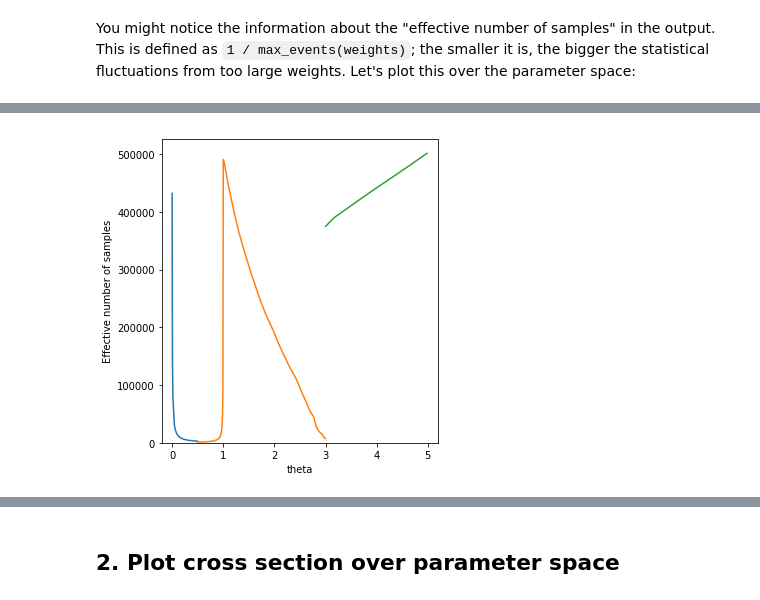
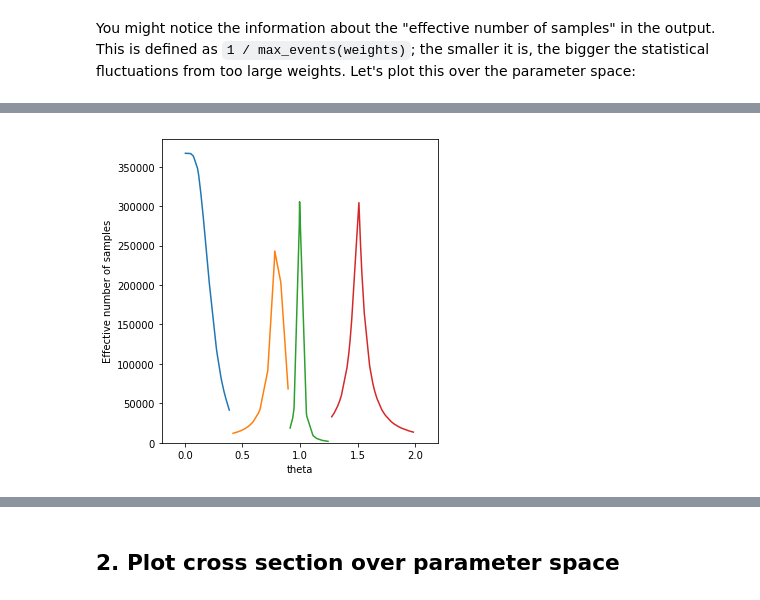
Before and after one commit to aghoshpub/LikelihoodFreeInterference, a Jupyter notebook: examples/tutorial_h4l/JB2_3a_likelihood_ratio.ipynb, the cells around one changed output, grey strips where cells are left out. Cells and saved outputs as stored; diff of their text form; code cells hidden in the pictures.

```diff
--- a/examples/tutorial_h4l/JB2_3a_likelihood_ratio.ipynb
+++ b/examples/tutorial_h4l/JB2_3a_likelihood_ratio.ipynb
@@ -72,11 +72,11 @@ Here we'll train a likelihood ratio estimator with the ALICES method, so we focu
 Note the keyword `sample_only_from_closest_benchmark=True`, which makes sure that for each parameter point we only use the events that were originally (in MG) generated from the closest benchmark. This reduces the statistical fluctuations in the outcome quite a bit.
 # %%
 x, theta0, theta1, y, r_xz, t_xz, n_effective = sampler.sample_train_ratio(
-    theta0=sampling.random_morphing_points(1000, [('flat', 0., 5.)]),
+    theta0=sampling.random_morphing_points(100, [('flat', 0., 2.)]),
     theta1=sampling.benchmark('sm'),
     n_samples=10000000,
     folder='./data/samples',
-    filename='train_ratio',
+    filename='train_ratioJB',
     sample_only_from_closest_benchmark=True,
     return_individual_n_effective=True,
 )
@@ -196,26 +220,27 @@ You might notice the information about the "effective number of samples" in the
 # %%
 cut = (y.flatten()==0)
 
 x_ = theta0[cut][:,0]
 y_ = n_effective[cut]
 
 order = np.argsort(x_)
 y_ = y_[order]
 x_ = x_[order]
 
 fig = plt.figure(figsize=(5,5))
 
-plt.plot(x_[x_<0.5], y_[x_<0.5], lw=1.5)
-plt.plot(x_[(x_>0.5)*(x_<3)], y_[(x_>0.5)*(x_<3)], lw=1.5)
-plt.plot(x_[x_>3.], y_[x_>3.], lw=1.5)
+plt.plot(x_[x_<0.4], y_[x_<0.4], lw=1.5)
+plt.plot(x_[(x_>0.4)*(x_<0.9)], y_[(x_>0.4)*(x_<0.9)], lw=1.5)
+plt.plot(x_[(x_>0.9)*(x_<1.25)], y_[(x_>0.9)*(x_<1.25)], lw=1.5)
+plt.plot(x_[x_>1.25], y_[x_>1.25], lw=1.5)
 
 plt.xlabel("theta")
 plt.ylabel('Effective number of samples')
-plt.xlim(-0.2,5.2)
+plt.xlim(-0.2,2.2)
 plt.ylim(0.,None)
 #plt.yscale("log")
 
 plt.tight_layout()
 plt.savefig("effective_samplesize.pdf")
 # %% [output]
-[figure, old version]
+[figure, new version]
```
Also changed, not shown: parts of 8 cells of this notebook, 6 other files.
